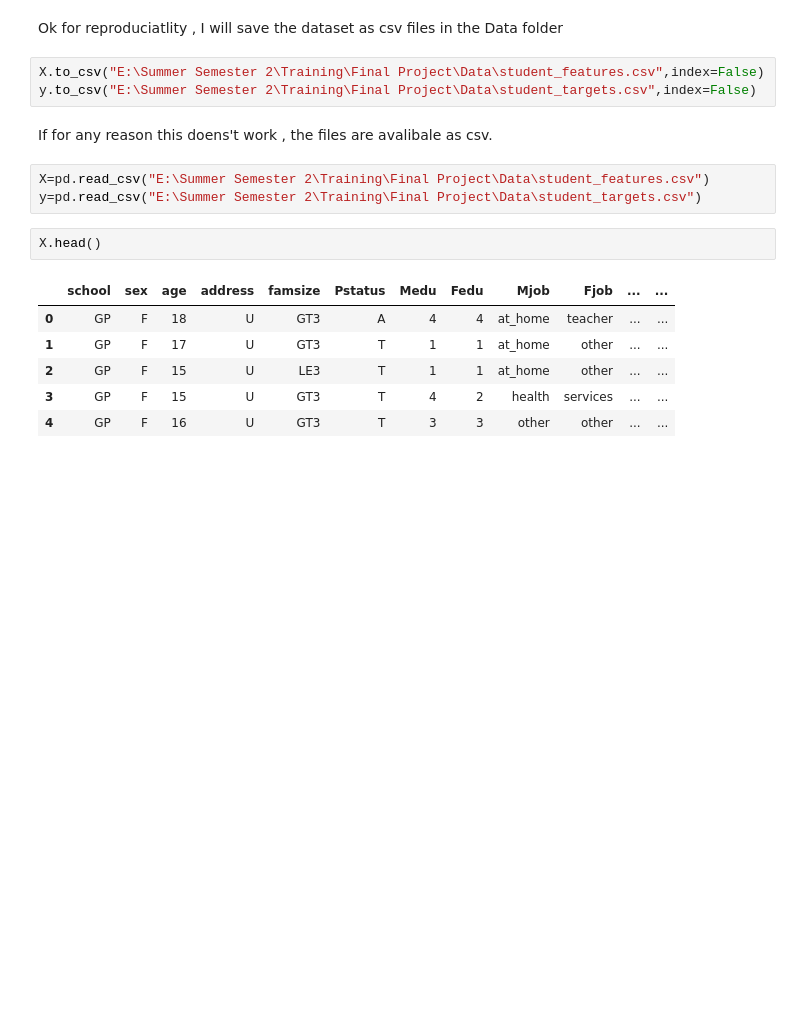
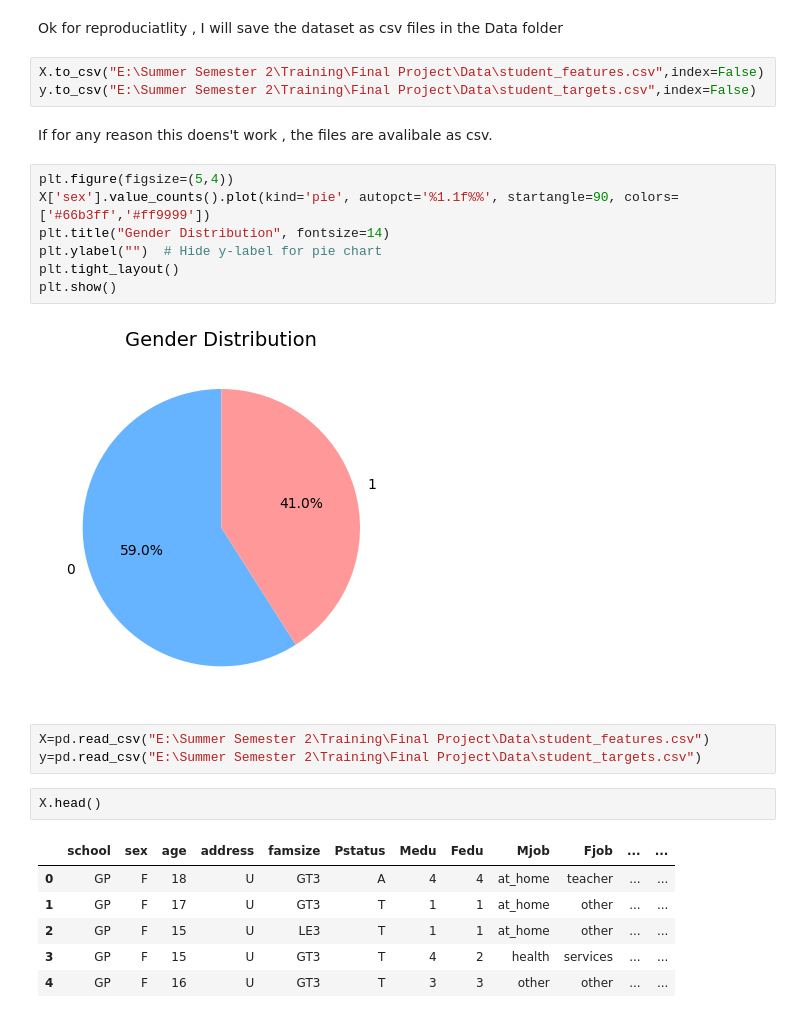
Before and after one commit to Habibahammadprogrammer/StudentsPerformance, a Jupyter notebook: Notebooks/FinalProject.ipynb, the cells around one changed output. Saved outputs shown, nothing was run; the diff lists cells and outputs as text; blank space fills up the shorter version.

```diff
--- a/Notebooks/FinalProject.ipynb
+++ b/Notebooks/FinalProject.ipynb
@@ -65,6 +116,15 @@ X.to_csv("E:\Summer Semester 2\Training\Final Project\Data\student_features.csv"
 y.to_csv("E:\Summer Semester 2\Training\Final Project\Data\student_targets.csv",index=False)
 # %% [markdown]
 If for any reason this doens't work , the files are avalibale as csv.
+# %%
+plt.figure(figsize=(5,4))
+X['sex'].value_counts().plot(kind='pie', autopct='%1.1f%%', startangle=90, colors=['#66b3ff','#ff9999'])
+plt.title("Gender Distribution", fontsize=14)
+plt.ylabel("")  # Hide y-label for pie chart
+plt.tight_layout()
+plt.show()
+# %% [output]
+[figure, added]
 # %%
 X=pd.read_csv("E:\Summer Semester 2\Training\Final Project\Data\student_features.csv")
 y=pd.read_csv("E:\Summer Semester 2\Training\Final Project\Data\student_targets.csv")
```
Also changed, not shown: parts of 78 cells of this notebook, 6 other files.
